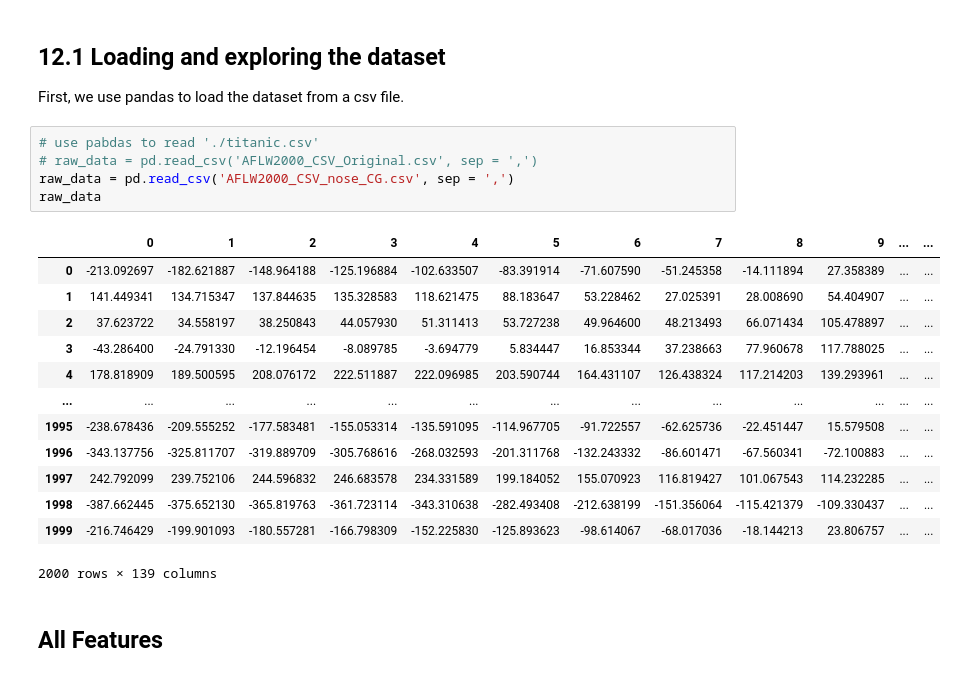
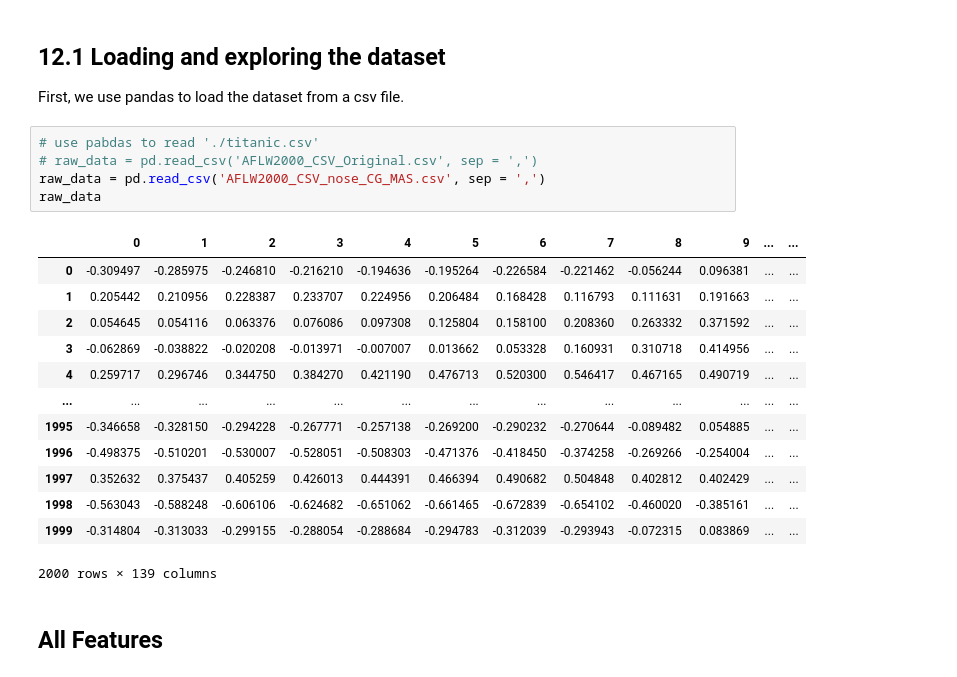
Before and after one commit to DinaZakaria/AFLW2000_HeadPose, a Jupyter notebook: 02_ML1_Train_and_Model_Testing.ipynb, the cells around one changed output. Saved outputs shown, nothing was run; the diff lists cells and outputs as text.

```diff
--- a/02_ML1_Train_and_Model_Testing.ipynb
+++ b/02_ML1_Train_and_Model_Testing.ipynb
@@ -25,21 +25,21 @@ First, we use pandas to load the dataset from a csv file.
 # %%
 # use pabdas to read './titanic.csv'
 # raw_data = pd.read_csv('AFLW2000_CSV_Original.csv', sep = ',')
-raw_data = pd.read_csv('AFLW2000_CSV_nose_CG.csv', sep = ',')
+raw_data = pd.read_csv('AFLW2000_CSV_nose_CG_MAS.csv', sep = ',')
 raw_data
 # %% [output]
 |  | 0 | 1 | 2 | 3 | 4 | 5 | 6 | 7 | 8 | 9 | ... | ... |
-| 0 | -213.092697 | -182.621887 | -148.964188 | -125.196884 | -102.633507 | -83.391914 | -71.607590 | -51.245358 | -14.111894 | 27.358389 | ... | ... |
-| 1 | 141.449341 | 134.715347 | 137.844635 | 135.328583 | 118.621475 | 88.183647 | 53.228462 | 27.025391 | 28.008690 | 54.404907 | ... | ... |
-| 2 | 37.623722 | 34.558197 | 38.250843 | 44.057930 | 51.311413 | 53.727238 | 49.964600 | 48.213493 | 66.071434 | 105.478897 | ... | ... |
-| 3 | -43.286400 | -24.791330 | -12.196454 | -8.089785 | -3.694779 | 5.834447 | 16.853344 | 37.238663 | 77.960678 | 117.788025 | ... | ... |
-| 4 | 178.818909 | 189.500595 | 208.076172 | 222.511887 | 222.096985 | 203.590744 | 164.431107 | 126.438324 | 117.214203 | 139.293961 | ... | ... |
+| 0 | -0.309497 | -0.285975 | -0.246810 | -0.216210 | -0.194636 | -0.195264 | -0.226584 | -0.221462 | -0.056244 | 0.096381 | ... | ... |
+| 1 | 0.205442 | 0.210956 | 0.228387 | 0.233707 | 0.224956 | 0.206484 | 0.168428 | 0.116793 | 0.111631 | 0.191663 | ... | ... |
+| 2 | 0.054645 | 0.054116 | 0.063376 | 0.076086 | 0.097308 | 0.125804 | 0.158100 | 0.208360 | 0.263332 | 0.371592 | ... | ... |
+| 3 | -0.062869 | -0.038822 | -0.020208 | -0.013971 | -0.007007 | 0.013662 | 0.053328 | 0.160931 | 0.310718 | 0.414956 | ... | ... |
+| 4 | 0.259717 | 0.296746 | 0.344750 | 0.384270 | 0.421190 | 0.476713 | 0.520300 | 0.546417 | 0.467165 | 0.490719 | ... | ... |
 | ... | ... | ... | ... | ... | ... | ... | ... | ... | ... | ... | ... | ... |
-| 1995 | -238.678436 | -209.555252 | -177.583481 | -155.053314 | -135.591095 | -114.967705 | -91.722557 | -62.625736 | -22.451447 | 15.579508 | ... | ... |
-| 1996 | -343.137756 | -325.811707 | -319.889709 | -305.768616 | -268.032593 | -201.311768 | -132.243332 | -86.601471 | -67.560341 | -72.100883 | ... | ... |
-| 1997 | 242.792099 | 239.752106 | 244.596832 | 246.683578 | 234.331589 | 199.184052 | 155.070923 | 116.819427 | 101.067543 | 114.232285 | ... | ... |
-| 1998 | -387.662445 | -375.652130 | -365.819763 | -361.723114 | -343.310638 | -282.493408 | -212.638199 | -151.356064 | -115.421379 | -109.330437 | ... | ... |
-| 1999 | -216.746429 | -199.901093 | -180.557281 | -166.798309 | -152.225830 | -125.893623 | -98.614067 | -68.017036 | -18.144213 | 23.806757 | ... | ... |
+| 1995 | -0.346658 | -0.328150 | -0.294228 | -0.267771 | -0.257138 | -0.269200 | -0.290232 | -0.270644 | -0.089482 | 0.054885 | ... | ... |
+| 1996 | -0.498375 | -0.510201 | -0.530007 | -0.528051 | -0.508303 | -0.471376 | -0.418450 | -0.374258 | -0.269266 | -0.254004 | ... | ... |
+| 1997 | 0.352632 | 0.375437 | 0.405259 | 0.426013 | 0.444391 | 0.466394 | 0.490682 | 0.504848 | 0.402812 | 0.402429 | ... | ... |
+| 1998 | -0.563043 | -0.588248 | -0.606106 | -0.624682 | -0.651062 | -0.661465 | -0.672839 | -0.654102 | -0.460020 | -0.385161 | ... | ... |
+| 1999 | -0.314804 | -0.313033 | -0.299155 | -0.288054 | -0.288684 | -0.294783 | -0.312039 | -0.293943 | -0.072315 | 0.083869 | ... | ... |
 2000 rows × 139 columns
 # %% [markdown]
 ## All Features
```
Also changed, not shown: parts of 18 cells of this notebook, 1 other file.
